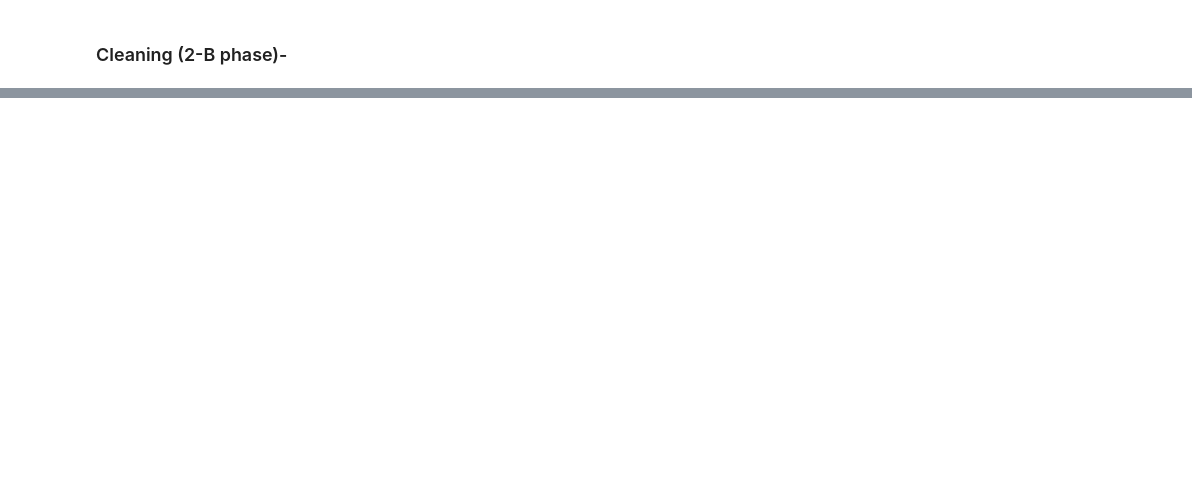
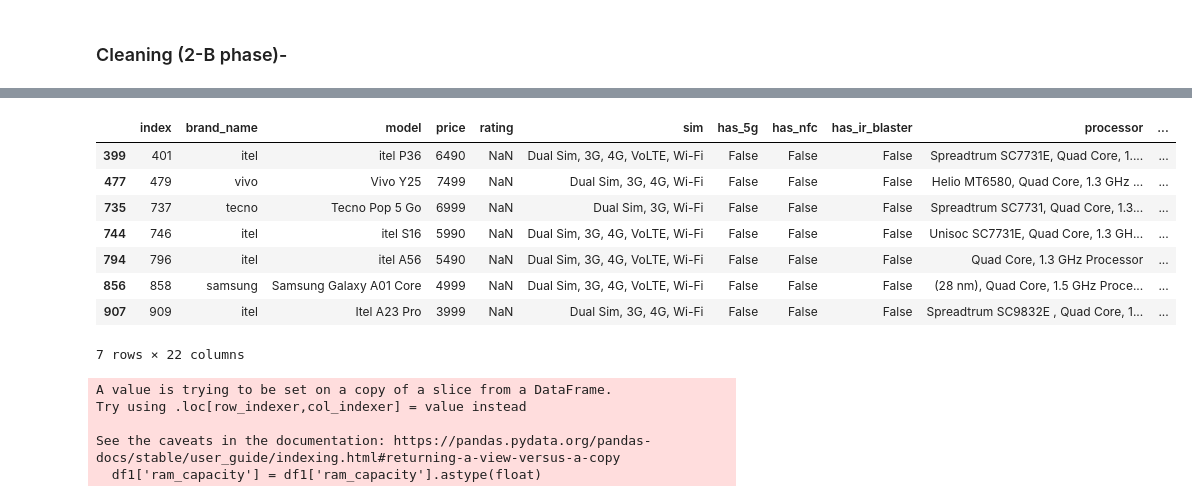
Before and after one commit to white-arrow10/smartphones, a Jupyter notebook: data_cleaning.ipynb, the cells around one changed output, grey strips where cells are left out. Cells and saved outputs as stored; diff of their text form; code cells hidden in the pictures; blank space fills up the shorter version.

```diff
--- a/data_cleaning.ipynb
+++ b/data_cleaning.ipynb
@@ -1389,0 +1438,7 @@ df1.sample(2)
+# %%
+ram_capacity = df1['ram'].str.strip().str.split(',').str.get(0).str.findall(r'\b(\d+)\b').str.get(0)
+# %%
+df1.insert(16,'ram_capacity',ram_capacity)
+# %%
+internal_memory = df1['ram'].str.strip().str.split(',').str.get(1).str.strip().str.findall(r'\b(\d+)\b').str.get(0)
+df1.insert(17,'internal_memory',internal_memory)
@@ -1389,0 +1462,22 @@ df1.sample(2)
+# %%
+df1[df1['ram_capacity'] == '1']
+# all cheap phones with 1gb ram no issues
+# %% [output]
+|  | index | brand_name | model | price | rating | sim | has_5g | has_nfc | has_ir_blaster | processor | ... |
+| 399 | 401 | itel | itel P36 | 6490 | NaN | Dual Sim, 3G, 4G, VoLTE, Wi-Fi | False | False | False | Spreadtrum SC7731E, Quad Core, 1.... | ... |
+| 477 | 479 | vivo | Vivo Y25 | 7499 | NaN | Dual Sim, 3G, 4G, Wi-Fi | False | False | False | Helio MT6580, Quad Core, 1.3 GHz ... | ... |
+| 735 | 737 | tecno | Tecno Pop 5 Go | 6999 | NaN | Dual Sim, 3G, Wi-Fi | False | False | False | Spreadtrum SC7731, Quad Core, 1.3... | ... |
+| 744 | 746 | itel | itel S16 | 5990 | NaN | Dual Sim, 3G, 4G, VoLTE, Wi-Fi | False | False | False | Unisoc SC7731E, Quad Core, 1.3 GH... | ... |
+| 794 | 796 | itel | itel A56 | 5490 | NaN | Dual Sim, 3G, 4G, VoLTE, Wi-Fi | False | False | False | Quad Core, 1.3 GHz Processor | ... |
+| 856 | 858 | samsung | Samsung Galaxy A01 Core | 4999 | NaN | Dual Sim, 3G, 4G, VoLTE, Wi-Fi | False | False | False | (28 nm), Quad Core, 1.5 GHz Proce... | ... |
+| 907 | 909 | itel | Itel A23 Pro | 3999 | NaN | Dual Sim, 3G, 4G, Wi-Fi | False | False | False | Spreadtrum SC9832E , Quad Core, 1... | ... |
+7 rows × 22 columns
+# %%
+# convert this col to numeric so relational comp are possible -
+df1['ram_capacity'] = df1['ram_capacity'].astype(float)
+# %% [output]
+A value is trying to be set on a copy of a slice from a DataFrame.
+Try using .loc[row_indexer,col_indexer] = value instead
+
+See the caveats in the documentation: https://pandas.pydata.org/pandas-docs/stable/user_guide/indexing.html#returning-a-view-versus-a-copy
+  df1['ram_capacity'] = df1['ram_capacity'].astype(float)
```
Also changed, not shown: parts of 34 cells of this notebook.
